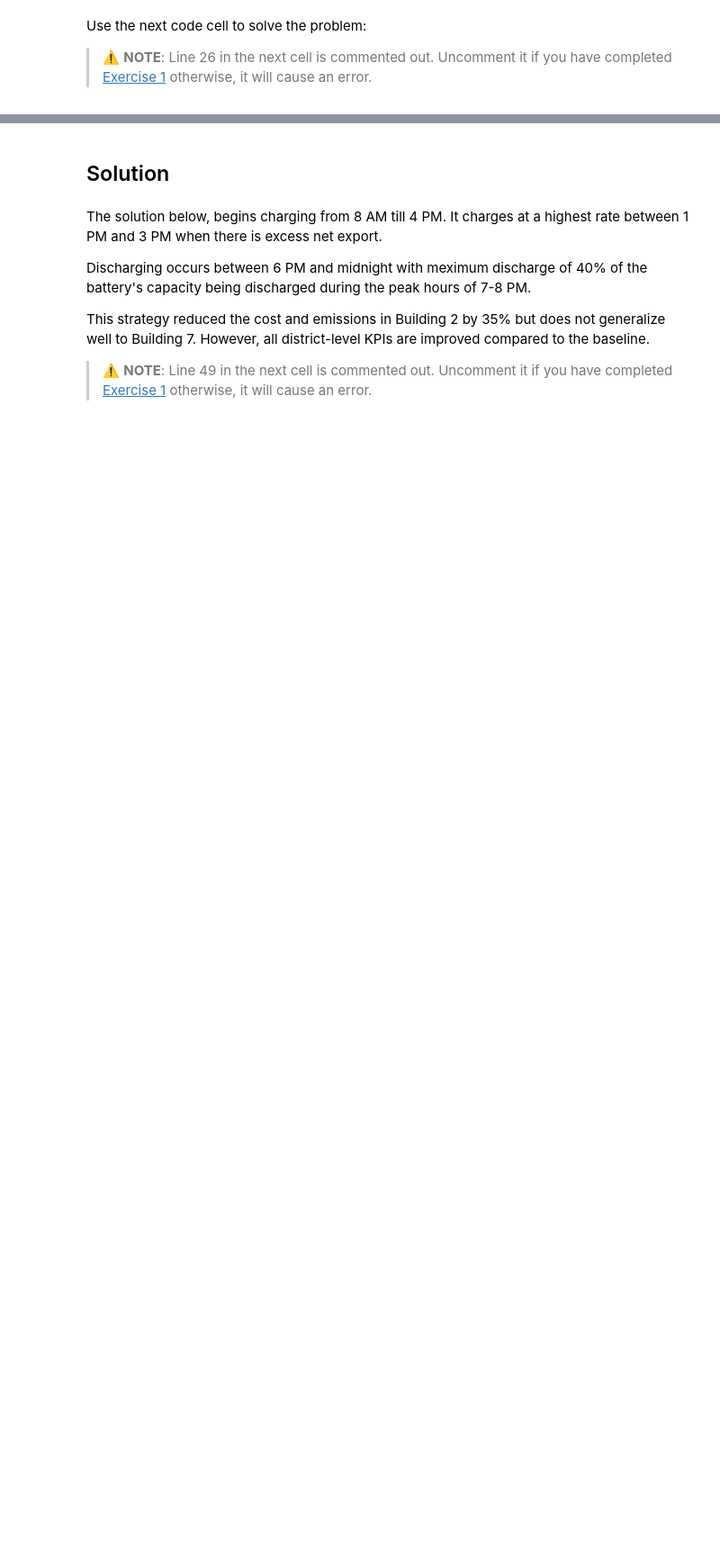
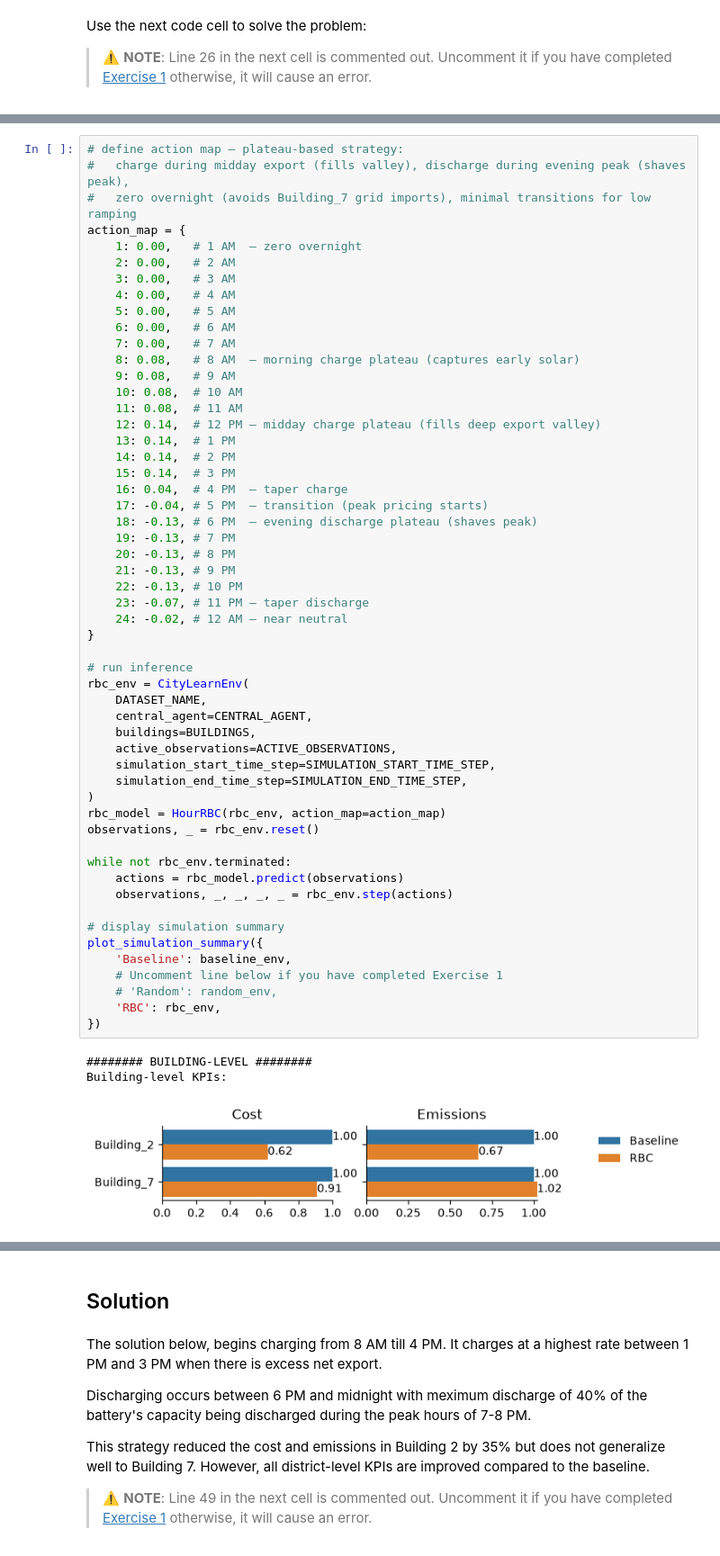
Before and after one commit to steve-salmond/citylearn, a Jupyter notebook: citylearn_ccai_tutorial.ipynb, the cells around one changed output, grey strips where cells are left out. Shown at 90% size. Saved outputs shown, nothing was run; the diff lists cells and outputs as text; blank space fills up the shorter version.

Commit message:
Implementing exercise 2 solution.

```diff
--- a/citylearn_ccai_tutorial.ipynb
+++ b/citylearn_ccai_tutorial.ipynb
@@ -1636,0 +1654,58 @@ plot_simulation_summary({
+# %%
+# define action map — plateau-based strategy:
+#   charge during midday export (fills valley), discharge during evening peak (shaves peak),
+#   zero overnight (avoids Building_7 grid imports), minimal transitions for low ramping
+action_map = {
+    1: 0.00,   # 1 AM  — zero overnight
+    2: 0.00,   # 2 AM
+    3: 0.00,   # 3 AM
+    4: 0.00,   # 4 AM
+    5: 0.00,   # 5 AM
+    6: 0.00,   # 6 AM
+    7: 0.00,   # 7 AM
+    8: 0.08,   # 8 AM  — morning charge plateau (captures early solar)
+    9: 0.08,   # 9 AM
+    10: 0.08,  # 10 AM
+    11: 0.08,  # 11 AM
+    12: 0.14,  # 12 PM — midday charge plateau (fills deep export valley)
+    13: 0.14,  # 1 PM
+    14: 0.14,  # 2 PM
+    15: 0.14,  # 3 PM
+    16: 0.04,  # 4 PM  — taper charge
+    17: -0.04, # 5 PM  — transition (peak pricing starts)
+    18: -0.13, # 6 PM  — evening discharge plateau (shaves peak)
+    19: -0.13, # 7 PM
+    20: -0.13, # 8 PM
+    21: -0.13, # 9 PM
+    22: -0.13, # 10 PM
+    23: -0.07, # 11 PM — taper discharge
+    24: -0.02, # 12 AM — near neutral
+}
+
+# run inference
+rbc_env = CityLearnEnv(
+    DATASET_NAME,
+    central_agent=CENTRAL_AGENT,
+    buildings=BUILDINGS,
+    active_observations=ACTIVE_OBSERVATIONS,
+    simulation_start_time_step=SIMULATION_START_TIME_STEP,
+    simulation_end_time_step=SIMULATION_END_TIME_STEP,
+)
+rbc_model = HourRBC(rbc_env, action_map=action_map)
+observations, _ = rbc_env.reset()
+
+while not rbc_env.terminated:
+    actions = rbc_model.predict(observations)
+    observations, _, _, _, _ = rbc_env.step(actions)
+
+# display simulation summary
+plot_simulation_summary({
+    'Baseline': baseline_env,
+    # Uncomment line below if you have completed Exercise 1
+    # 'Random': random_env,
+    'RBC': rbc_env,
+})
+# %% [output]
+######## BUILDING-LEVEL ########
+Building-level KPIs:
+[figure, added]
```
Also changed, not shown: parts of 7 cells of this notebook.
